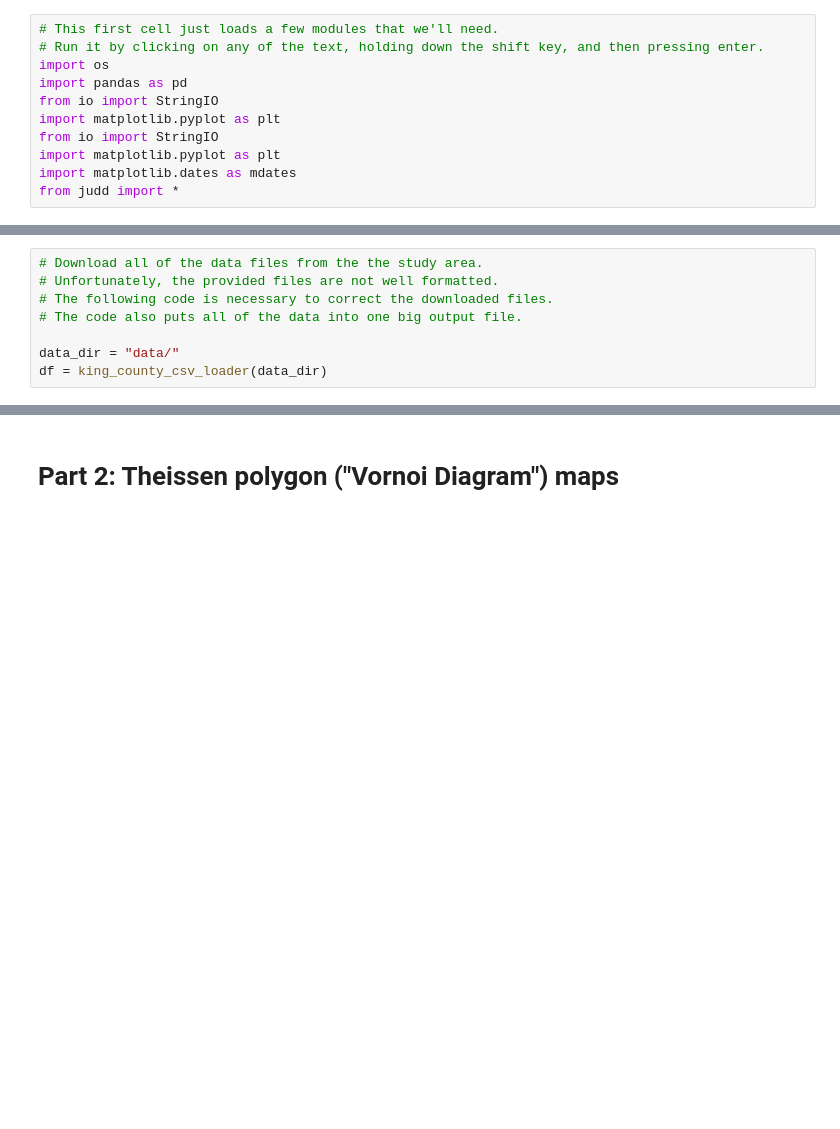
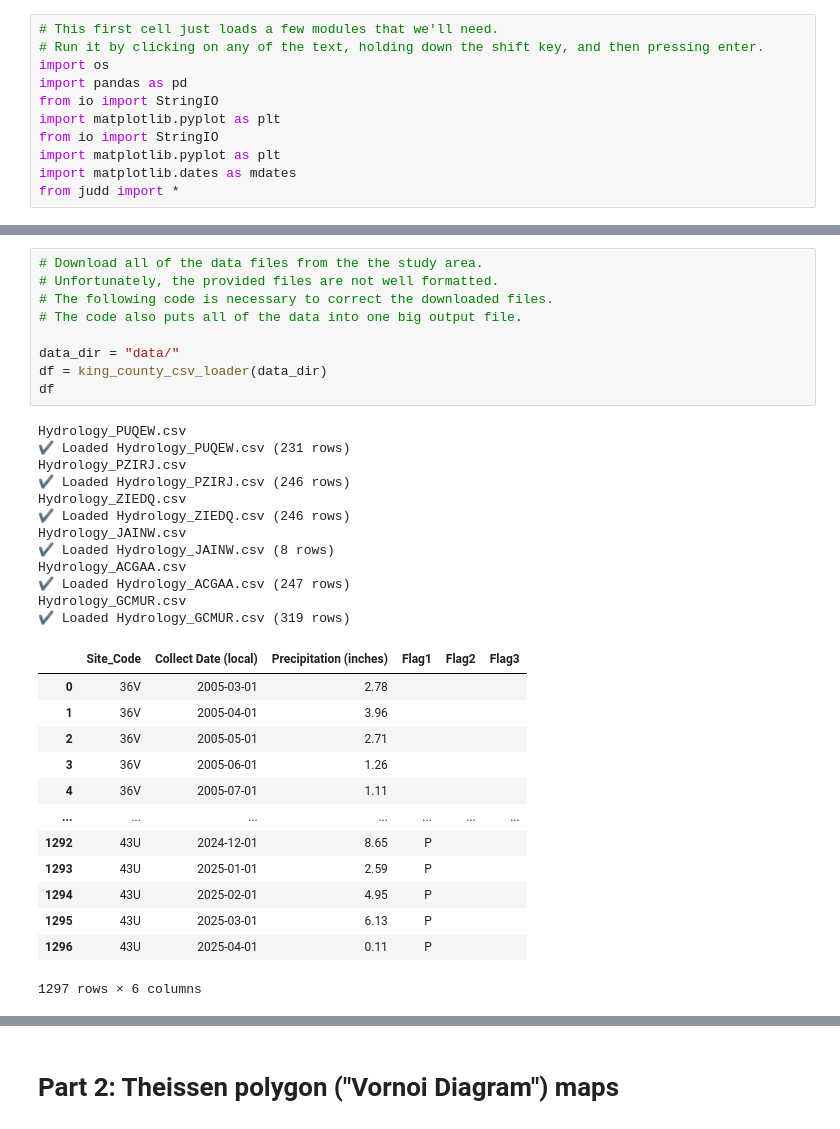
Before and after one commit to bradlipovsky/judd-creek, a Jupyter notebook: main.ipynb, the cells around one changed output, grey strips where cells are left out. Saved outputs shown, nothing was run; the diff lists cells and outputs as text; blank space fills up the shorter version.

```diff
--- a/main.ipynb
+++ b/main.ipynb
@@ -37,11 +51,38 @@ df
 # %%
 # Download all of the data files from the the study area.
 # Unfortunately, the provided files are not well formatted.
 # The following code is necessary to correct the downloaded files.
 # The code also puts all of the data into one big output file.
 
 data_dir = "data/"
 df = king_county_csv_loader(data_dir)
+df
+# %% [output]
+Hydrology_PUQEW.csv
+✔ Loaded Hydrology_PUQEW.csv (231 rows)
+Hydrology_PZIRJ.csv
+✔ Loaded Hydrology_PZIRJ.csv (246 rows)
+Hydrology_ZIEDQ.csv
+✔ Loaded Hydrology_ZIEDQ.csv (246 rows)
+Hydrology_JAINW.csv
+✔ Loaded Hydrology_JAINW.csv (8 rows)
+Hydrology_ACGAA.csv
+✔ Loaded Hydrology_ACGAA.csv (247 rows)
+Hydrology_GCMUR.csv
+✔ Loaded Hydrology_GCMUR.csv (319 rows)
+|  | Site_Code | Collect Date (local) | Precipitation (inches) | Flag1 | Flag2 | Flag3 |
+| 0 | 36V | 2005-03-01 | 2.78 |  |  |  |
+| 1 | 36V | 2005-04-01 | 3.96 |  |  |  |
+| 2 | 36V | 2005-05-01 | 2.71 |  |  |  |
+| 3 | 36V | 2005-06-01 | 1.26 |  |  |  |
+| 4 | 36V | 2005-07-01 | 1.11 |  |  |  |
+| ... | ... | ... | ... | ... | ... | ... |
+| 1292 | 43U | 2024-12-01 | 8.65 | P |  |  |
+| 1293 | 43U | 2025-01-01 | 2.59 | P |  |  |
+| 1294 | 43U | 2025-02-01 | 4.95 | P |  |  |
+| 1295 | 43U | 2025-03-01 | 6.13 | P |  |  |
+| 1296 | 43U | 2025-04-01 | 0.11 | P |  |  |
+1297 rows × 6 columns
 # %%
 # Here's a simple bit of code to plot the time series
 # from a single station
```
Also changed, not shown: parts of 13 cells of this notebook, 1 other file.
